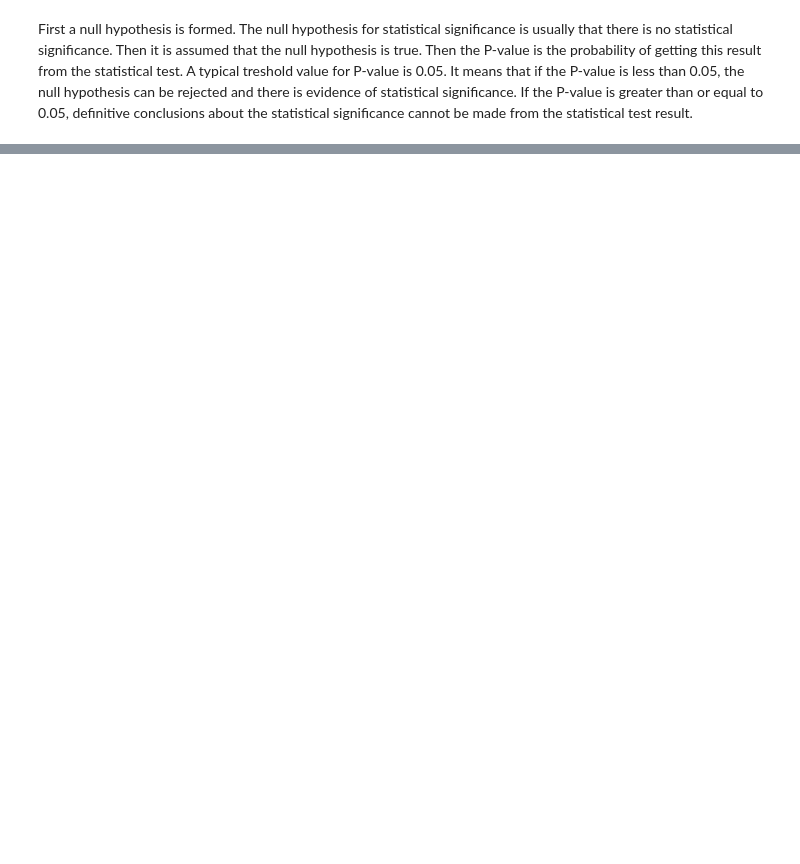
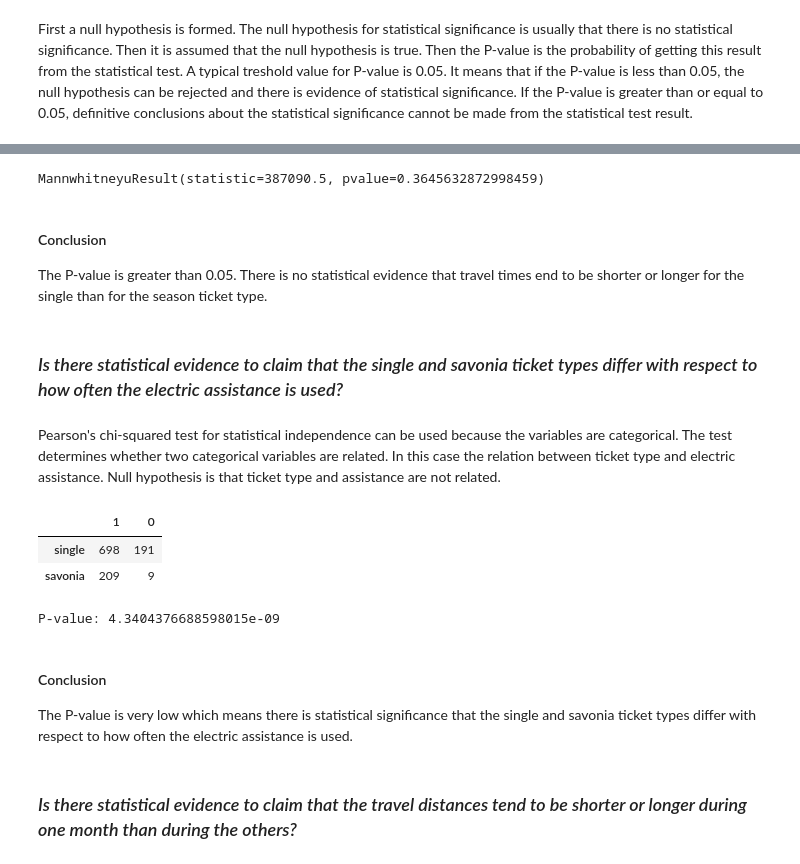
Before and after one commit to jhpyyk/data-analysis, a Jupyter notebook: statistical-data-analysis/project/bike_analysis.ipynb, the cells around one changed output, grey strips where cells are left out. Cells and saved outputs as stored; diff of their text form; code cells hidden in the pictures; blank space fills up the shorter version.

Commit message:
Ticket vs assistance done

```diff
--- a/statistical-data-analysis/project/bike_analysis.ipynb
+++ b/statistical-data-analysis/project/bike_analysis.ipynb
@@ -363,0 +398,33 @@ First a null hypothesis is formed. The null hypothesis for statistical significa
+# %%
+sp.stats.mannwhitneyu(duration_single, duration_season)
+# %% [output]
+MannwhitneyuResult(statistic=387090.5, pvalue=0.3645632872998459)
+# %% [markdown]
+#### Conclusion
+
+The P-value is greater than 0.05. There is no statistical evidence that travel times end to be shorter or longer for the single than for the season ticket type.
+# %% [markdown]
+### *Is there statistical evidence to claim that the single and savonia ticket types differ with respect to how often the electric assistance is used?*
+# %% [markdown]
+Pearson's chi-squared test for statistical independence can be used because the variables are categorical. The test determines whether two categorical variables are related. In this case the relation between ticket type and electric assistance. Null hypothesis is that ticket type and assistance are not related.
+# %%
+grouped_ticket_assistance = bike_data.groupby('ticket')['assistance']
+assistance_single = grouped_ticket_assistance.get_group('single').value_counts()
+assistance_savonia = grouped_ticket_assistance.get_group('savonia').value_counts()
+# %%
+cont_table = pd.DataFrame([assistance_single, assistance_savonia], index=['single', 'savonia'])
+cont_table
+# %% [output]
+|  | 1 | 0 |
+| single | 698 | 191 |
+| savonia | 209 | 9 |
+# %%
+print('P-value: ' +  str(sp.stats.chi2_contingency(cont_table)[1]))
+# %% [output]
+P-value: 4.3404376688598015e-09
+# %% [markdown]
+#### Conclusion
+
+The P-value is very low which means there is statistical significance that the single and savonia ticket types differ with respect to how often the electric assistance is used.
+# %% [markdown]
+### *Is there statistical evidence to claim that the travel distances tend to be shorter or longer during one month than during the others?*
```
Also changed, not shown: parts of 13 cells of this notebook.
